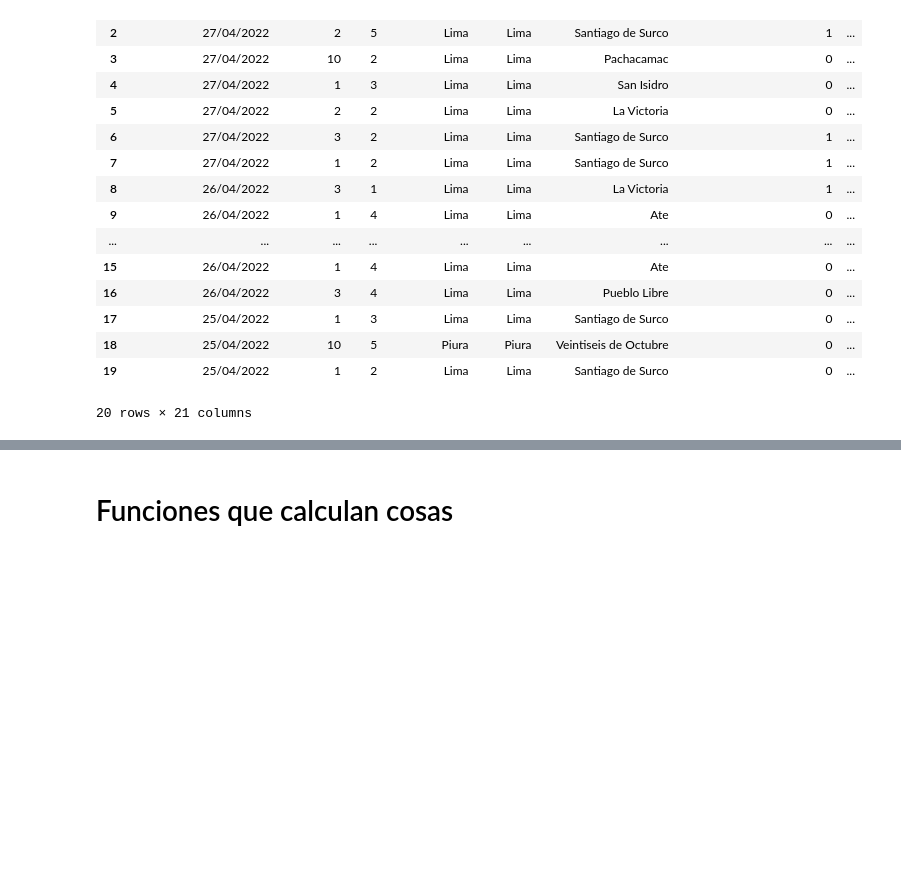
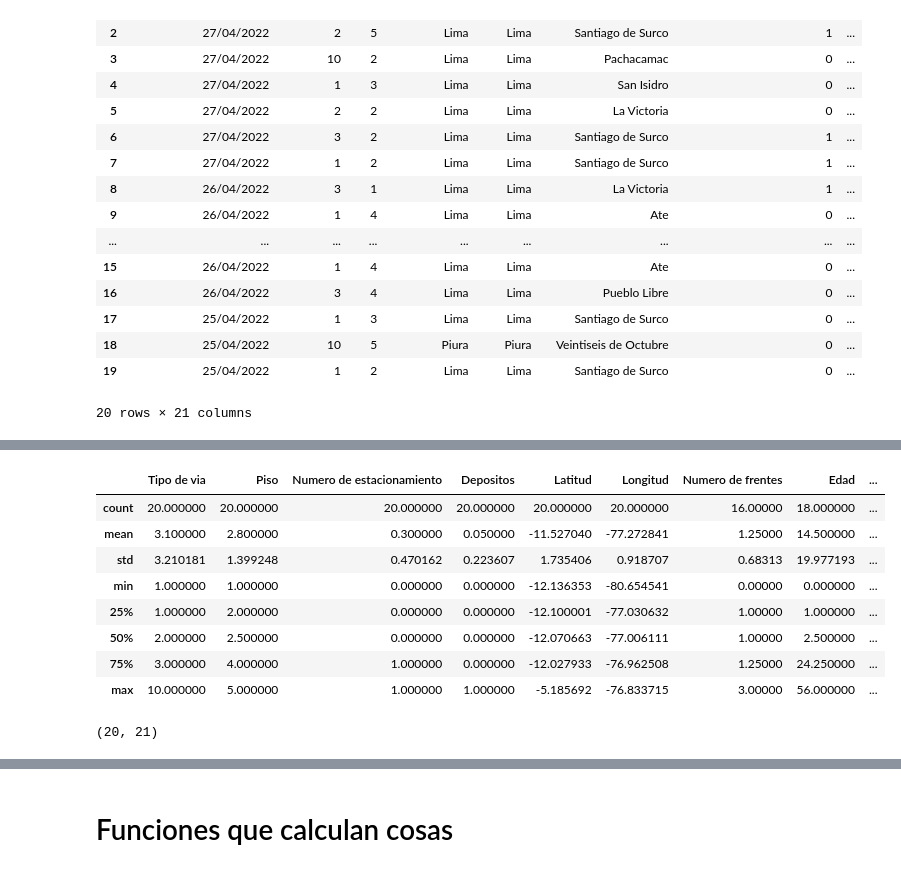
Before and after one commit to Devsthink/BBVA-DATA-DRIVEN, a Jupyter notebook: BBVA_Hackaton.ipynb, the cells around one changed output, grey strips where cells are left out. Cells and saved outputs as stored; diff of their text form; code cells hidden in the pictures; blank space fills up the shorter version.

```diff
--- a/BBVA_Hackaton.ipynb
+++ b/BBVA_Hackaton.ipynb
@@ -40 +60,19 @@ df.head(20)
+# %%
+#Valores descriptivos de dataset
+df.describe()
+# %% [output]
+|  | Tipo de via | Piso | Numero de estacionamiento | Depositos | Latitud | Longitud | Numero de frentes | Edad | ... |
+| count | 20.000000 | 20.000000 | 20.000000 | 20.000000 | 20.000000 | 20.000000 | 16.00000 | 18.000000 | ... |
+| mean | 3.100000 | 2.800000 | 0.300000 | 0.050000 | -11.527040 | -77.272841 | 1.25000 | 14.500000 | ... |
+| std | 3.210181 | 1.399248 | 0.470162 | 0.223607 | 1.735406 | 0.918707 | 0.68313 | 19.977193 | ... |
+| min | 1.000000 | 1.000000 | 0.000000 | 0.000000 | -12.136353 | -80.654541 | 0.00000 | 0.000000 | ... |
+| 25% | 1.000000 | 2.000000 | 0.000000 | 0.000000 | -12.100001 | -77.030632 | 1.00000 | 1.000000 | ... |
+| 50% | 2.000000 | 2.500000 | 0.000000 | 0.000000 | -12.070663 | -77.006111 | 1.00000 | 2.500000 | ... |
+| 75% | 3.000000 | 4.000000 | 1.000000 | 0.000000 | -12.027933 | -76.962508 | 1.25000 | 24.250000 | ... |
+| max | 10.000000 | 5.000000 | 1.000000 | 1.000000 | -5.185692 | -76.833715 | 3.00000 | 56.000000 | ... |
+# %%
+#Numero de registros y valores a tomar en cuenta
+df.shape
+# %% [output]
+(20, 21)
 # %%
```
Also changed, not shown: parts of 25 cells of this notebook.
